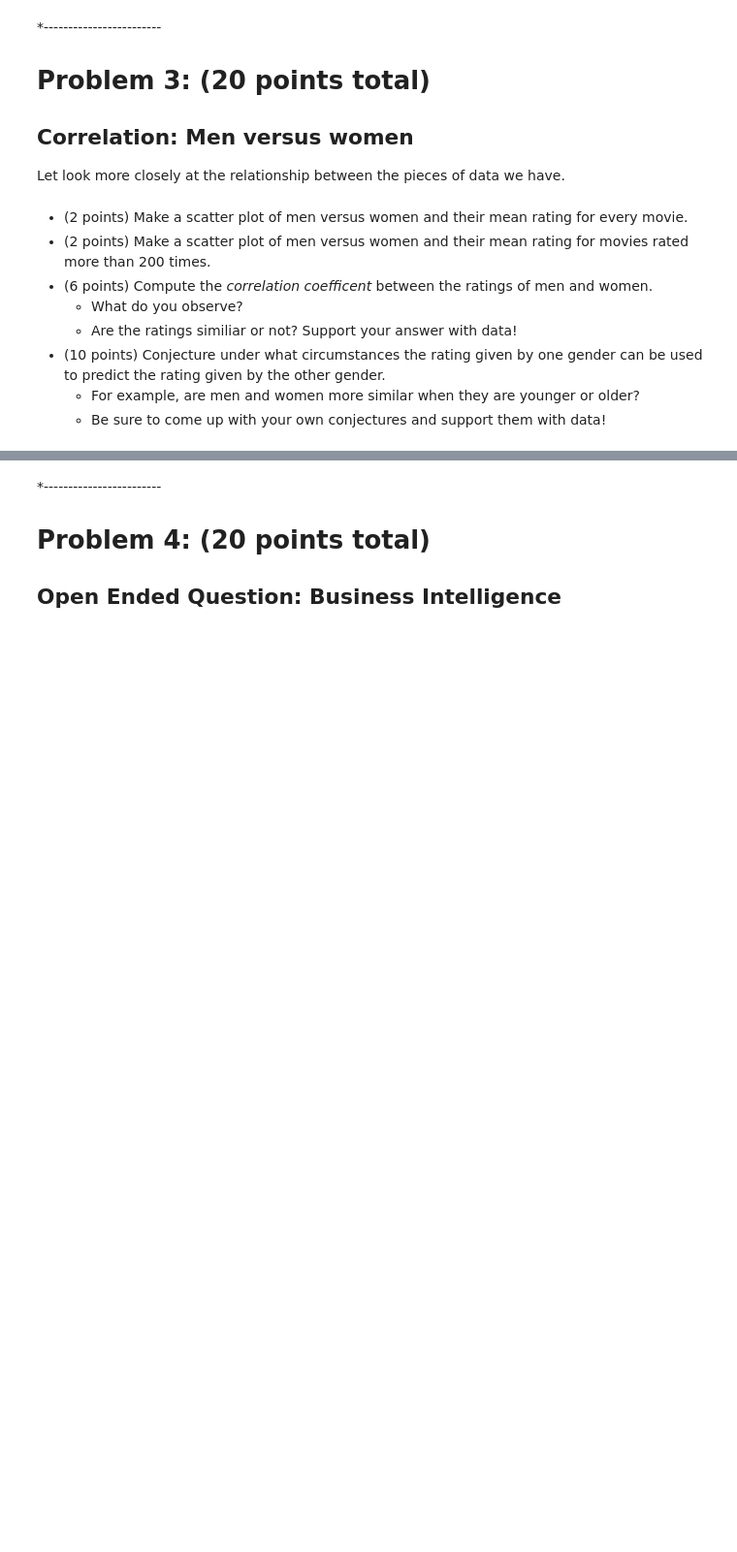
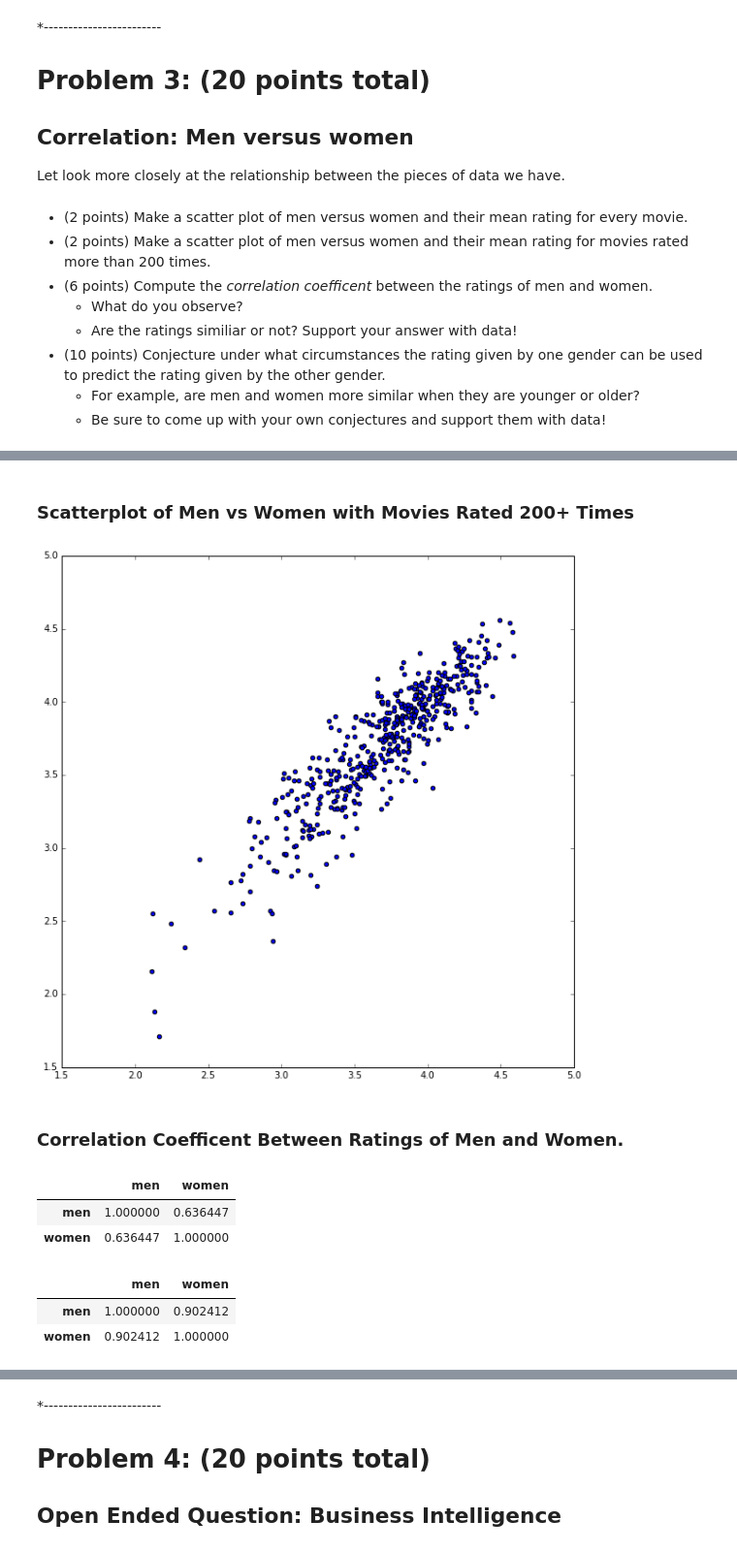
Before and after one commit to MBeaulieu22/casestudy2, a Jupyter notebook: CaseStudy2.ipynb, the cells around one changed output, grey strips where cells are left out. Shown: that part at 97% size. Drawn from its saved outputs; the diff is of its cells as text; code cells hidden in the pictures; blank space fills up the shorter version.

```diff
--- a/CaseStudy2.ipynb
+++ b/CaseStudy2.ipynb
@@ -313,0 +408,40 @@ Let look more closely at the relationship between the pieces of data we have.
+# %% [markdown]
+### Scatterplot of Men vs Women with Movies Rated 200+ Times
+# %%
+plt.figure(5, figsize=(10,10))
+
+women_data = data[data['gender'] != 'M']
+men_data = data[data['gender'] != 'F']
+
+w_ser = women_data.groupby('title')['rating'].mean()
+m_ser = men_data.groupby('title')['rating'].mean()
+count_df = data.groupby('title').count()
+
+df2 = pd.concat([w_ser, m_ser, count_df], axis=1, join='inner')
+df2['men'] = df2[[1]]
+df2['women'] = df2[[0]]
+df2['count'] = df2[[2]]
+
+df2 = df2[df2['count'] > 200]
+df2 = df2[['men', 'women', 'count']]
+
+plt.scatter(df2['men'], df2['women'])
+plt.show()
+# %% [output]
+[figure, added]
+# %% [markdown]
+### Correlation Coefficent Between Ratings of Men and Women.
+# %%
+df = df[['men', 'women']]
+df.corr()
+# %% [output]
+|  | men | women |
+| men | 1.000000 | 0.636447 |
+| women | 0.636447 | 1.000000 |
+# %%
+df2 = df2[['men', 'women']]
+df2.corr()
+# %% [output]
+|  | men | women |
+| men | 1.000000 | 0.902412 |
+| women | 0.902412 | 1.000000 |
```
Also changed, not shown: parts of 27 cells of this notebook.
